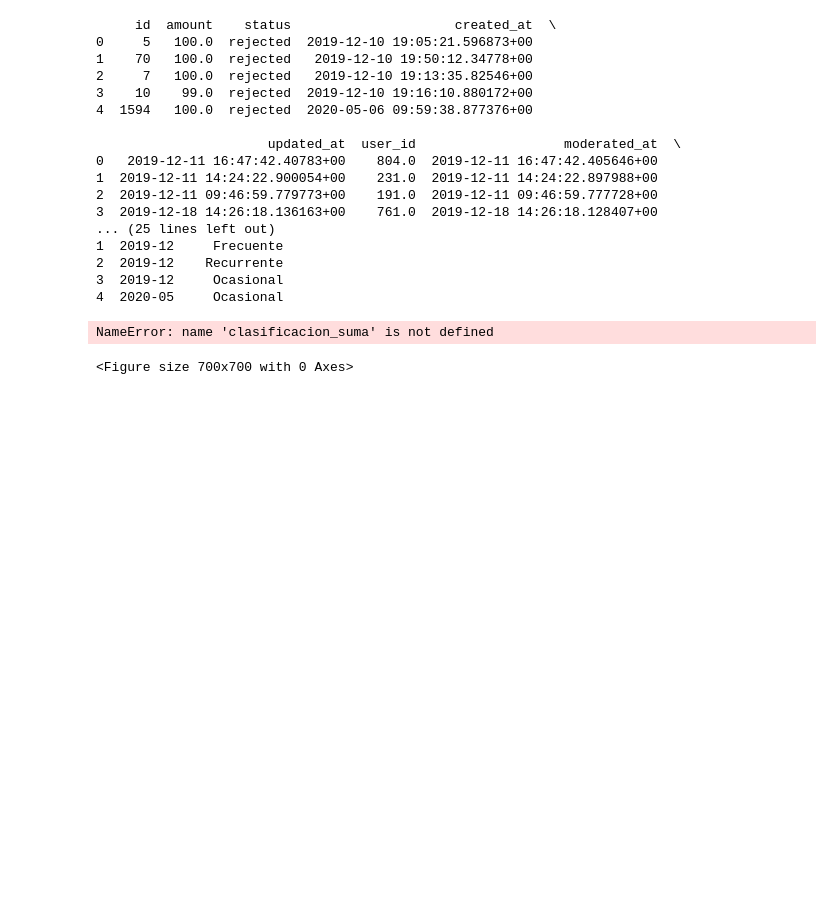
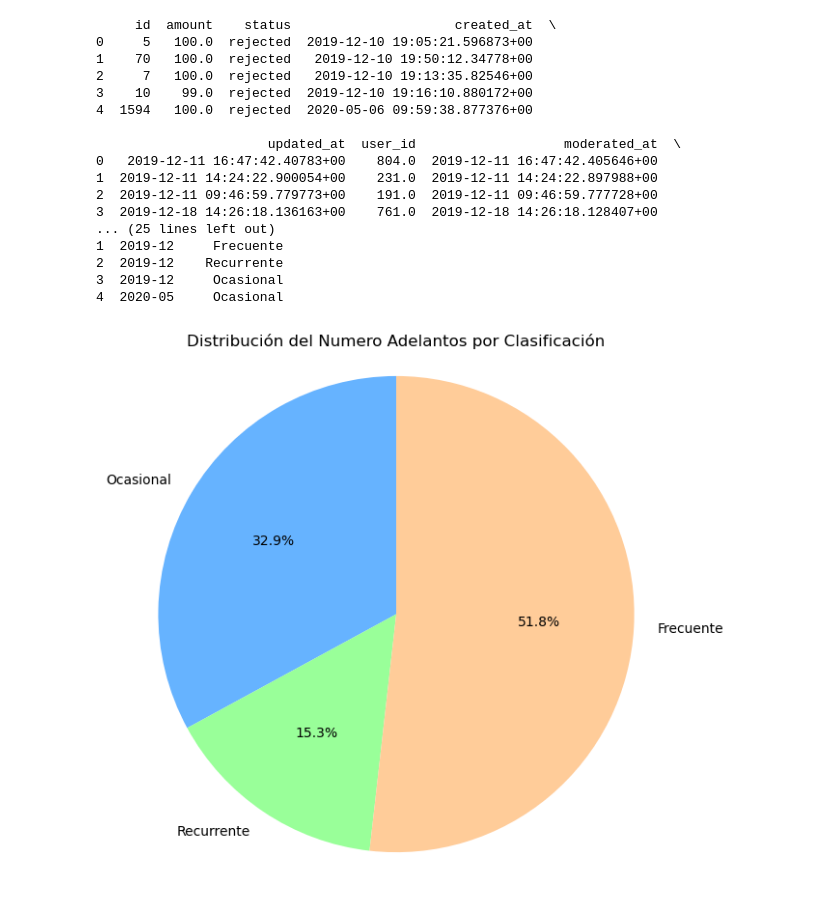
Before and after one commit to moiatgit/project-1-ironhack-payments-es, a Jupyter notebook: grupo3.ipynb, the cells around one changed output. Drawn from its saved outputs; the diff is of its cells as text; code cells hidden in the pictures; blank space fills up the shorter version.

```diff
--- a/grupo3.ipynb
+++ b/grupo3.ipynb
@@ -1058,17 +997,16 @@ clasificacion_suma_count = cash[cash['status'] == 'money_back'].groupby('clasifi
 # %%
 # Crear el gráfico de torta
 plt.figure(figsize=(7, 7))
-plt.pie(clasificacion_suma_count, labels=clasificacion_suma.index, autopct='%1.1f%%', startangle=90, colors=['#66b3ff', '#99ff99', '#ffcc99'])
+plt.pie(clasificacion_suma_count, labels=clasificacion_suma_count.index, autopct='%1.1f%%', startangle=90, colors=['#66b3ff', '#99ff99', '#ffcc99'])
 
 # Añadir el título
-plt.title('Distribución de Adelantos por Clasificación')
+plt.title('Distribución del Numero Adelantos por Clasificación')
 
 # Mostrar el gráfico
 plt.axis('equal')  # Asegura que el gráfico sea un círculo
 plt.show()
 # %% [output]
-NameError: name 'clasificacion_suma' is not defined
-<Figure size 700x700 with 0 Axes>
+[figure, added]
 # %%
 clasificacion_suma = cash[cash['status'] == 'money_back'].groupby('clasificacion', observed=False)['amount'].sum()
 # %%
```
Also changed, not shown: parts of 39 cells of this notebook.
